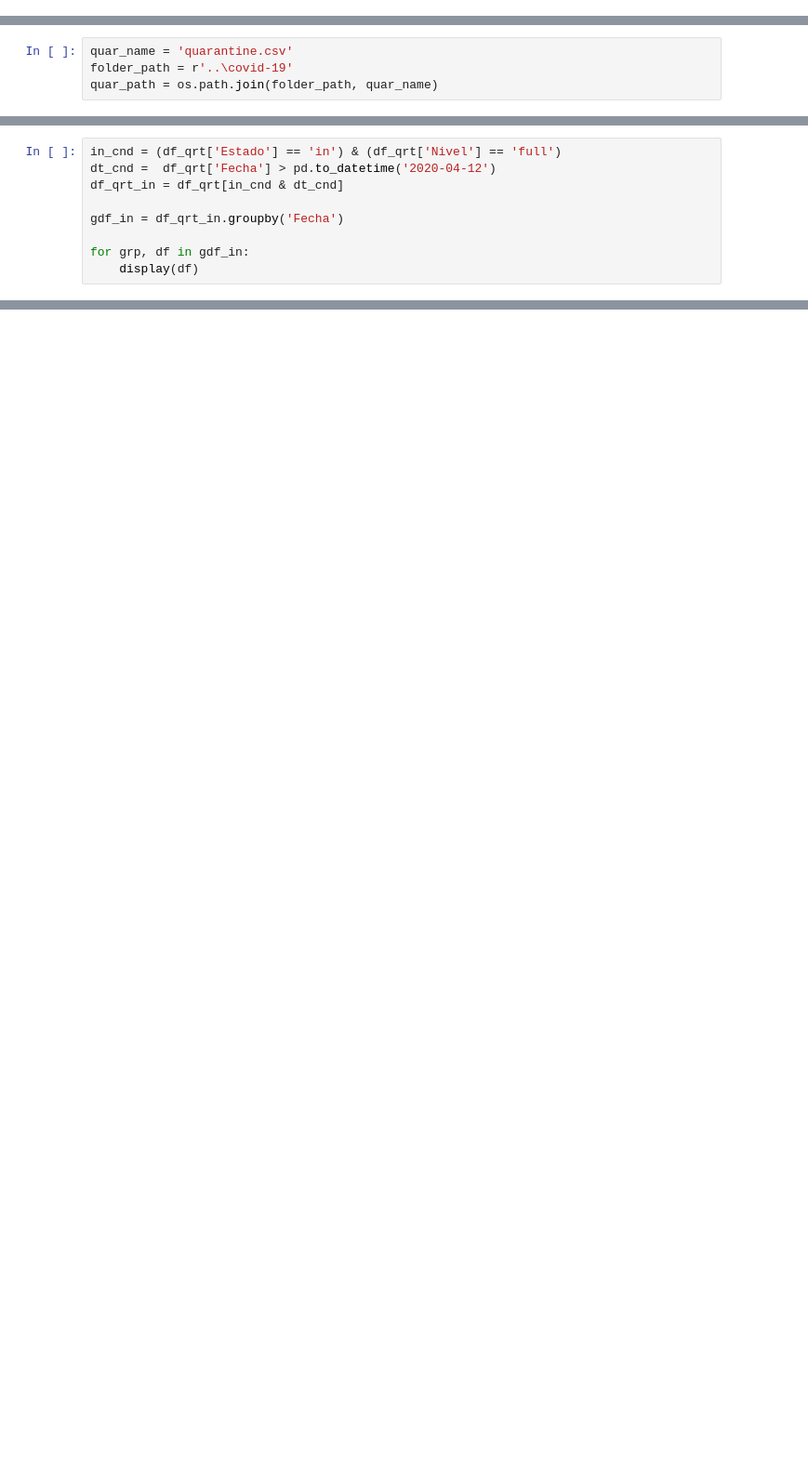
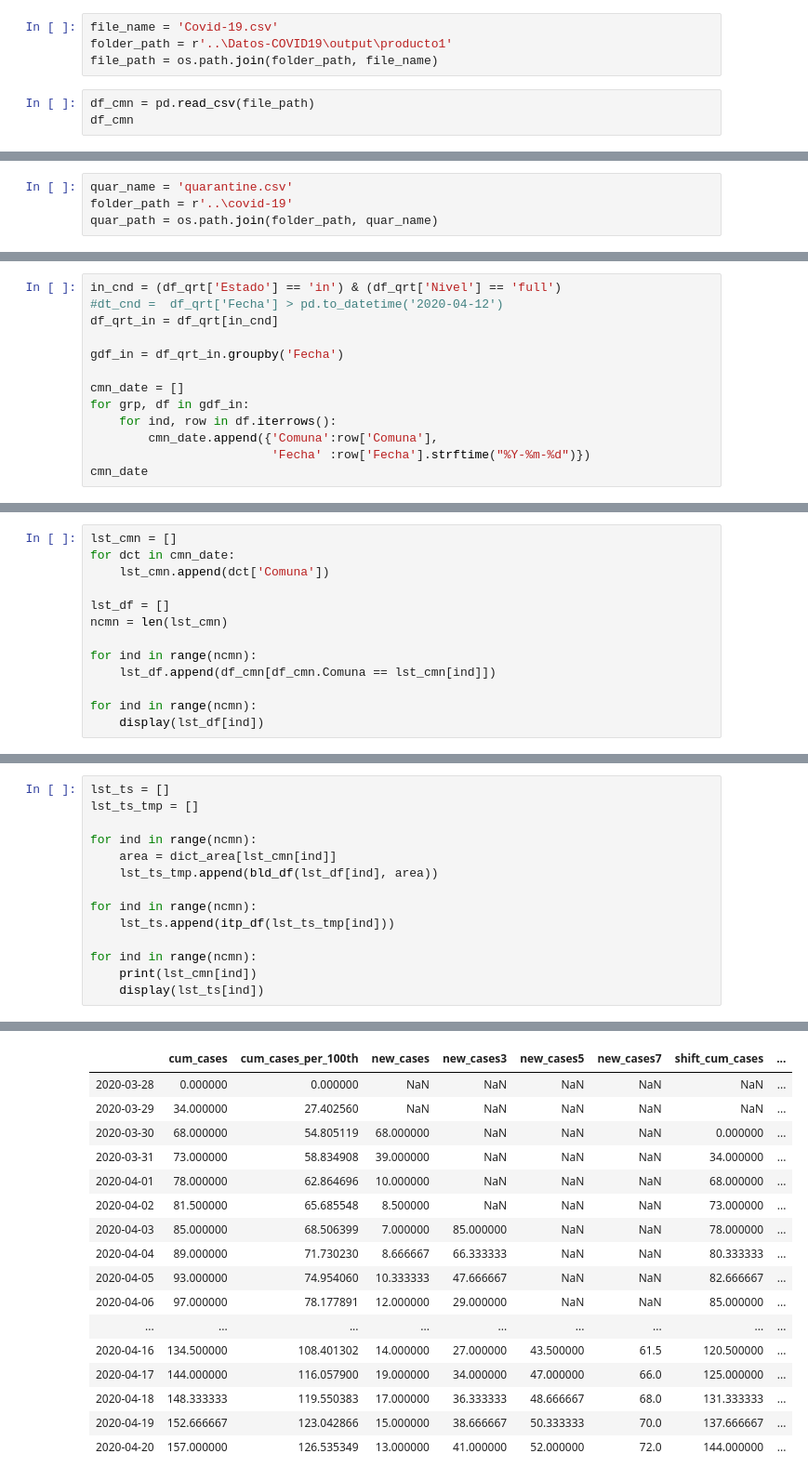
Before and after one commit to jprietob/covid-19, a Jupyter notebook: Covid-19 cluster.ipynb, the cells around one changed output, grey strips where cells are left out. Shown at 93% size. Drawn from its saved outputs; the diff is of its cells as text; blank space fills up the shorter version.

```diff
--- a/Covid-19 cluster.ipynb
+++ b/Covid-19 cluster.ipynb
@@ -2,3 +2,10 @@
 import os
 import pandas as pd
 import matplotlib.pyplot as plt
+# %%
+file_name = 'Covid-19.csv'
+folder_path = r'..\Datos-COVID19\output\producto1'
+file_path = os.path.join(folder_path, file_name)
+# %%
+df_cmn = pd.read_csv(file_path)
+df_cmn
@@ -31,11 +70,15 @@ df_qrt
 | 0 | Pedro Aguirre Cerda | 2020-04-21 | in | full |
 # %%
 in_cnd = (df_qrt['Estado'] == 'in') & (df_qrt['Nivel'] == 'full')
-dt_cnd =  df_qrt['Fecha'] > pd.to_datetime('2020-04-12')
-df_qrt_in = df_qrt[in_cnd & dt_cnd]
+#dt_cnd =  df_qrt['Fecha'] > pd.to_datetime('2020-04-12')
+df_qrt_in = df_qrt[in_cnd]
 
 gdf_in = df_qrt_in.groupby('Fecha')
 
+cmn_date = []
 for grp, df in gdf_in:
-    display(df)
+    for ind, row in df.iterrows():
+        cmn_date.append({'Comuna':row['Comuna'],
+                         'Fecha' :row['Fecha'].strftime("%Y-%m-%d")})
+cmn_date
 # %% [output]
@@ -47,0 +96,13 @@ for grp, df in gdf_in:
+# %%
+lst_cmn = []
+for dct in cmn_date:
+    lst_cmn.append(dct['Comuna'])
+
+lst_df = []
+ncmn = len(lst_cmn)
+
+for ind in range(ncmn):
+    lst_df.append(df_cmn[df_cmn.Comuna == lst_cmn[ind]])
+
+for ind in range(ncmn):
+    display(lst_df[ind])
@@ -47,0 +174,15 @@ for grp, df in gdf_in:
+# %%
+lst_ts = []
+lst_ts_tmp = []
+
+for ind in range(ncmn):
+    area = dict_area[lst_cmn[ind]]
+    lst_ts_tmp.append(bld_df(lst_df[ind], area))
+
+for ind in range(ncmn):
+    lst_ts.append(itp_df(lst_ts_tmp[ind]))
+
+for ind in range(ncmn):
+    print(lst_cmn[ind])
+    display(lst_ts[ind])
+# %% [output]
@@ -47,0 +190,17 @@ for grp, df in gdf_in:
+|  | cum_cases | cum_cases_per_100th | new_cases | new_cases3 | new_cases5 | new_cases7 | shift_cum_cases | ... |
+| 2020-03-28 | 0.000000 | 0.000000 | NaN | NaN | NaN | NaN | NaN | ... |
+| 2020-03-29 | 34.000000 | 27.402560 | NaN | NaN | NaN | NaN | NaN | ... |
+| 2020-03-30 | 68.000000 | 54.805119 | 68.000000 | NaN | NaN | NaN | 0.000000 | ... |
+| 2020-03-31 | 73.000000 | 58.834908 | 39.000000 | NaN | NaN | NaN | 34.000000 | ... |
+| 2020-04-01 | 78.000000 | 62.864696 | 10.000000 | NaN | NaN | NaN | 68.000000 | ... |
+| 2020-04-02 | 81.500000 | 65.685548 | 8.500000 | NaN | NaN | NaN | 73.000000 | ... |
+| 2020-04-03 | 85.000000 | 68.506399 | 7.000000 | 85.000000 | NaN | NaN | 78.000000 | ... |
+| 2020-04-04 | 89.000000 | 71.730230 | 8.666667 | 66.333333 | NaN | NaN | 80.333333 | ... |
+| 2020-04-05 | 93.000000 | 74.954060 | 10.333333 | 47.666667 | NaN | NaN | 82.666667 | ... |
+| 2020-04-06 | 97.000000 | 78.177891 | 12.000000 | 29.000000 | NaN | NaN | 85.000000 | ... |
+| ... | ... | ... | ... | ... | ... | ... | ... | ... |
+| 2020-04-16 | 134.500000 | 108.401302 | 14.000000 | 27.000000 | 43.500000 | 61.5 | 120.500000 | ... |
+| 2020-04-17 | 144.000000 | 116.057900 | 19.000000 | 34.000000 | 47.000000 | 66.0 | 125.000000 | ... |
+| 2020-04-18 | 148.333333 | 119.550383 | 17.000000 | 36.333333 | 48.666667 | 68.0 | 131.333333 | ... |
+| 2020-04-19 | 152.666667 | 123.042866 | 15.000000 | 38.666667 | 50.333333 | 70.0 | 137.666667 | ... |
+| 2020-04-20 | 157.000000 | 126.535349 | 13.000000 | 41.000000 | 52.000000 | 72.0 | 144.000000 | ... |
```
Also changed, not shown: parts of 8 cells of this notebook, 6 other files.
